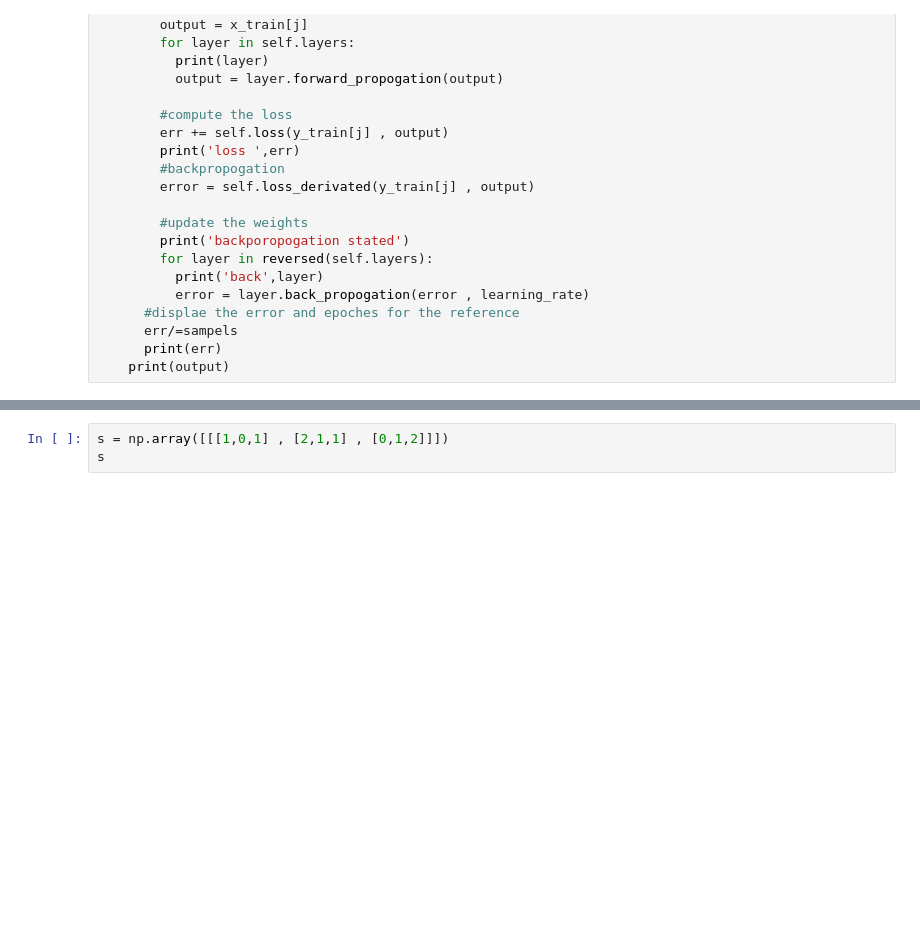
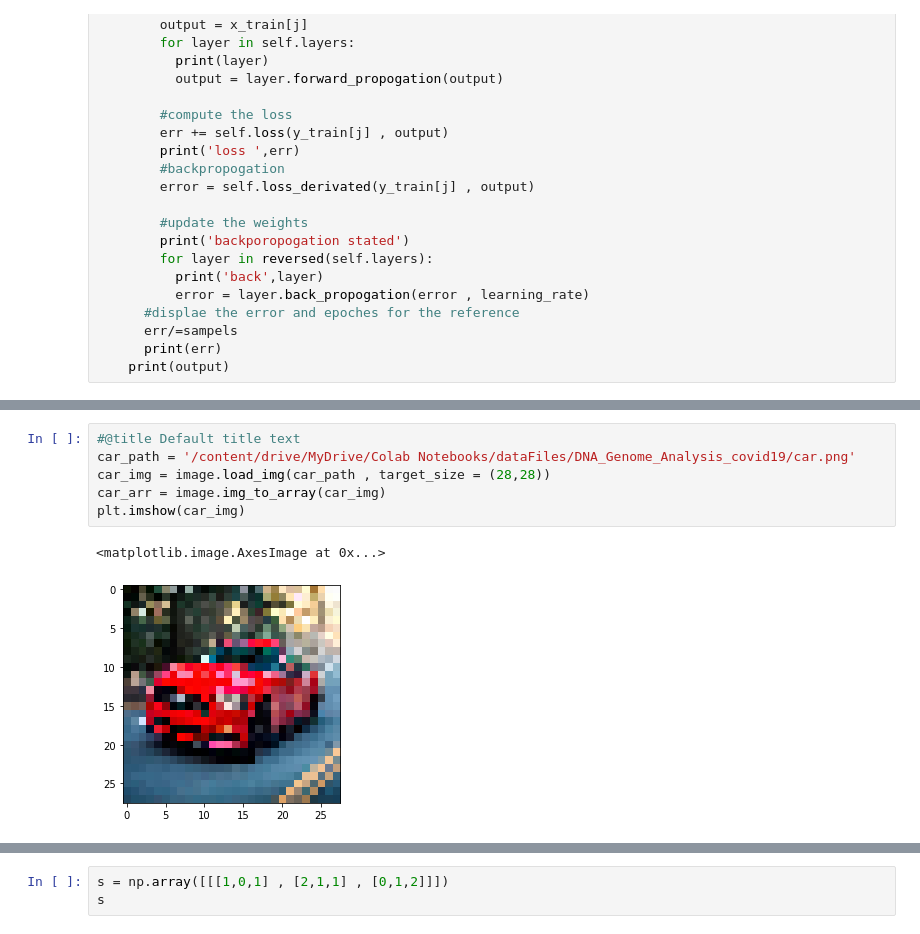
Before and after one commit to pavi-ninjaac/NuralNetwork_scratch, a Jupyter notebook: CNN/ConvolutionalLayer.ipynb, the cells around one changed output, grey strips where cells are left out. Saved outputs shown, nothing was run; the diff lists cells and outputs as text; blank space fills up the shorter version.

```diff
--- a/CNN/ConvolutionalLayer.ipynb
+++ b/CNN/ConvolutionalLayer.ipynb
@@ -304,0 +329,9 @@ class network:
+# %%
+#@title Default title text
+car_path = '/content/drive/MyDrive/Colab Notebooks/dataFiles/DNA_Genome_Analysis_covid19/car.png'
+car_img = image.load_img(car_path , target_size = (28,28))
+car_arr = image.img_to_array(car_img)
+plt.imshow(car_img)
+# %% [output]
+<matplotlib.image.AxesImage at 0x...>
+[figure, added]
```
Also changed, not shown: parts of 13 cells of this notebook.
